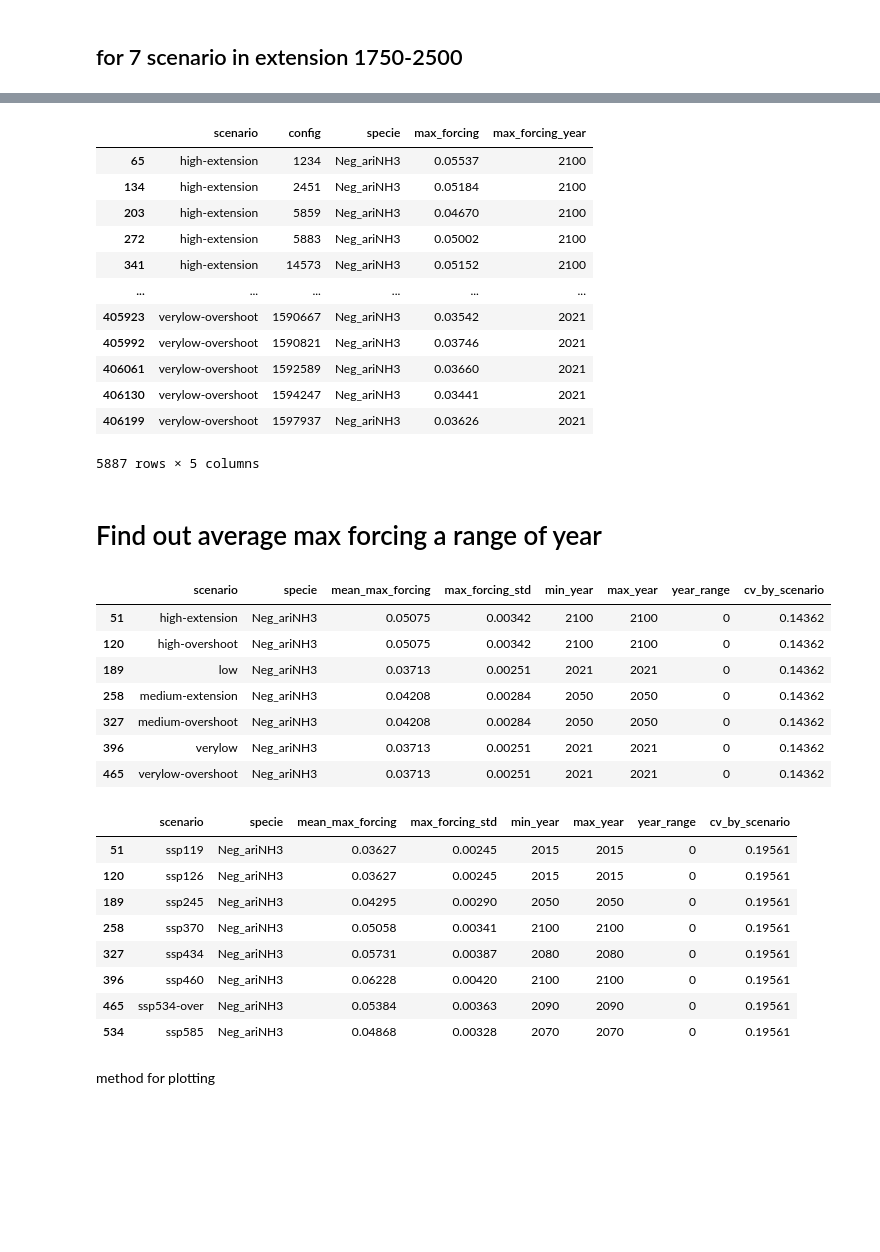
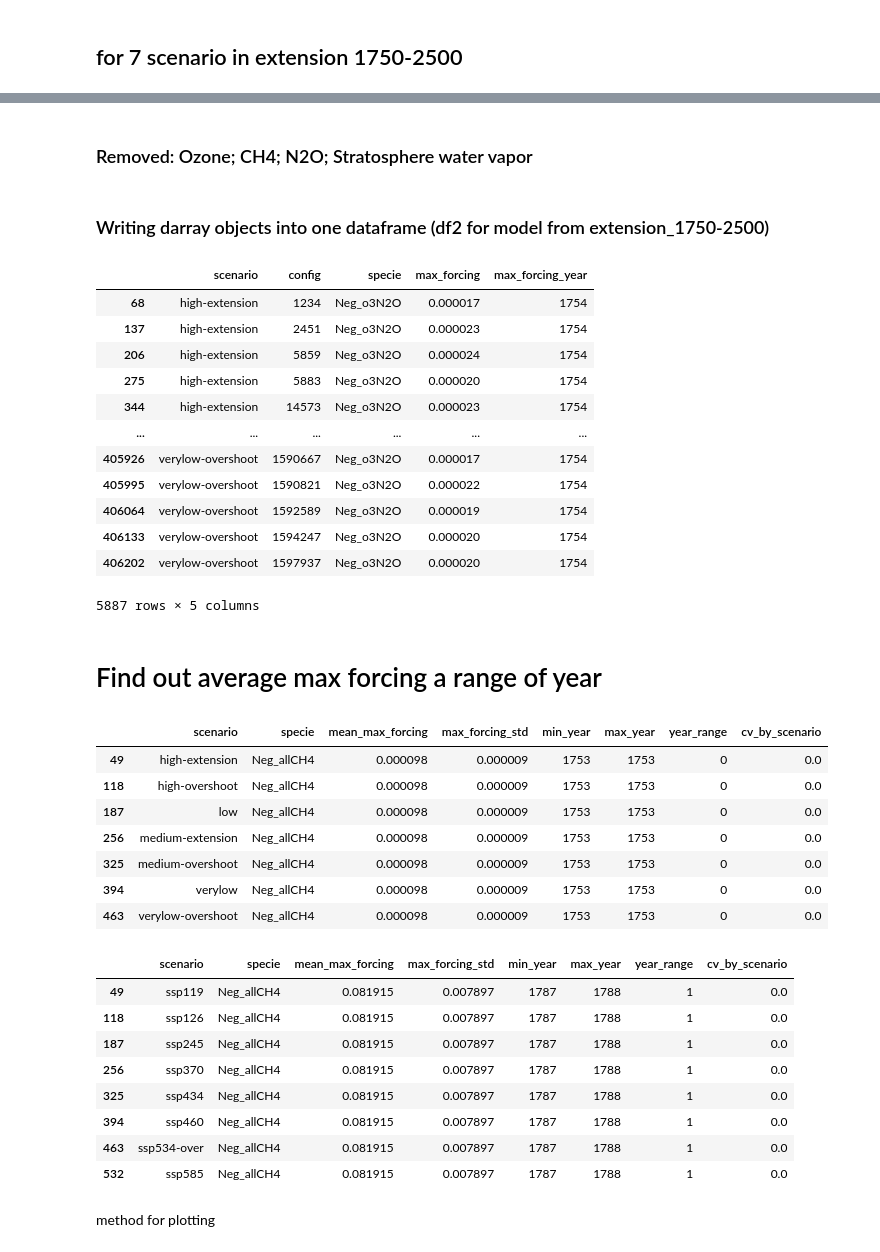
Before and after one commit to xuxingcheng/FAIR-emission-climate-model, a Jupyter notebook: Max Forcing Analysis.ipynb, the cells around one changed output, grey strips where cells are left out. Drawn from its saved outputs; the diff is of its cells as text; code cells hidden in the pictures; blank space fills up the shorter version.

```diff
--- a/Max Forcing Analysis.ipynb
+++ b/Max Forcing Analysis.ipynb
@@ -139,4 +141,12 @@ o3ariNOx = np.zeros((np.size(f.timepoints),np.size(scenarios_Rcimp),np.size(conf
 for i in range(np.size(configs)):
     o3ariNOx[:,:,i] = (df_configs["ozone_radiative_efficiency[NOx]"].iloc[i]+df_configs["erfari_radiative_efficiency[NOx]"].iloc[i])*(f.emissions.loc[dict(specie='NOx')][:,:,i]-f.emissions.loc[dict(specie='NOx')][0,:,i])
 # %%
-ariNH3
+species_df = pd.read_csv("examples/data/calibrated_constrained_ensemble/species_configs_properties_calibration1.4.1.csv")
+
+allCH4 = np.zeros((np.size(f.timebounds),np.size(scenarios_Rcimp),np.size(configs)))
+for i in range(np.size(configs)):
+    allCH4[:,:,i] = (df_configs["ozone_radiative_efficiency[CH4]"].iloc[i] + df_configs["erfari_radiative_efficiency[CH4]"].iloc[i] + species_df['h2o_stratospheric_factor'][3] * df_configs['forcing_scale[Stratospheric water vapour]'].iloc[i] )*(f.concentration.loc[dict(specie='CH4')][:,:,i]-f.concentration.loc[dict(specie='CH4')][0,:,i]) + f.forcing.loc[dict(specie='CH4')][:,:,i]
+
+o3N2O = np.zeros((np.size(f.timebounds),np.size(scenarios_Rcimp),np.size(configs)))
+for i in range(np.size(configs)):
+    o3N2O[:,:,i] = (df_configs["ozone_radiative_efficiency[N2O]"].iloc[i] + df_configs["erfari_radiative_efficiency[N2O]"].iloc[i])*(f.concentration.loc[dict(specie='N2O')][:,:,i]-f.concentration.loc[dict(specie='N2O')][0,:,i]) + f.forcing.loc[dict(specie='N2O')][:,:,i]
@@ -182,14 +176,17 @@ ariNH3_da = to_darray(ariNH3, 'ariNH3', f)
 o3VOC_da = to_darray(o3VOC, 'o3VOC', f)
 o3CO_da = to_darray(o3CO, 'o3CO', f)
 o3ariNOx_da = to_darray(o3ariNOx, 'o3ariNOx', f)
+allCH4_da = to_darray(allCH4, 'allCH4', f)
+o3N2O_da = to_darray(o3N2O, 'o3N2O', f)
 
 Neg_ariNH3_da = to_darray(-ariNH3, 'Neg_ariNH3', f)
 Neg_o3VOC_da = to_darray(-o3VOC, 'Neg_o3VOC', f)
 Neg_o3CO_da = to_darray(-o3CO, 'Neg_o3CO', f)
 Neg_o3ariNOx_da = to_darray(-o3ariNOx, 'Neg_o3ariNOx', f)
-
+Neg_allCH4_da = to_darray(-allCH4, 'Neg_allCH4', f)
+Neg_o3N2O_da = to_darray(-o3N2O, 'Neg_o3N2O', f)
 
 forcing_clone = f.forcing.copy()
-forcing_clone = xr.concat([forcing_clone, ariNH3_da, o3CO_da, o3VOC_da, o3ariNOx_da, Neg_ariNH3_da, Neg_o3CO_da, Neg_o3VOC_da, Neg_o3ariNOx_da], dim="specie")
+forcing_clone = xr.concat([forcing_clone, ariNH3_da, o3CO_da, o3VOC_da, o3ariNOx_da, Neg_ariNH3_da, Neg_o3CO_da, Neg_o3VOC_da, Neg_o3ariNOx_da, allCH4_da, o3N2O_da, Neg_allCH4_da, Neg_o3N2O_da], dim="specie")
 forcing_clone.specie
 # %% [output]
@@ -212,0 +213,3 @@ Coordinates:
+# %%
+to_remove = ['Ozone', 'CH4', 'N2O', 'Stratospheric water vapour']
+forcing_clone = forcing_clone.drop_sel(specie=to_remove)
@@ -295,0 +312,2 @@ Coordinates:
+# %% [markdown]
+### Removed: Ozone; CH4; N2O; Stratosphere water vapor
@@ -296,3 +317,5 @@ Coordinates:
+# %% [markdown]
+### Writing darray objects into one dataframe (df2 for model from extension_1750-2500)
 # %%
 max_forcing = forcing_clone_f2.max(dim='timebounds')
 idx = forcing_clone_f2.argmax(dim='timebounds')
@@ -310,20 +333,20 @@ df2.drop(columns=['timebounds'], inplace=True)
 df2.to_csv('examples/data/calibrated_constrained_ensemble/max_forcing_cali.csv',
           index=False)
 # %%
-df2[df2['specie'] == 'Neg_ariNH3']
+df2[df2['specie'] == 'Neg_o3N2O']
 # %% [output]
 |  | scenario | config | specie | max_forcing | max_forcing_year |
-| 65 | high-extension | 1234 | Neg_ariNH3 | 0.05537 | 2100 |
-| 134 | high-extension | 2451 | Neg_ariNH3 | 0.05184 | 2100 |
-| 203 | high-extension | 5859 | Neg_ariNH3 | 0.04670 | 2100 |
-| 272 | high-extension | 5883 | Neg_ariNH3 | 0.05002 | 2100 |
-| 341 | high-extension | 14573 | Neg_ariNH3 | 0.05152 | 2100 |
+| 68 | high-extension | 1234 | Neg_o3N2O | 0.000017 | 1754 |
+| 137 | high-extension | 2451 | Neg_o3N2O | 0.000023 | 1754 |
+| 206 | high-extension | 5859 | Neg_o3N2O | 0.000024 | 1754 |
+| 275 | high-extension | 5883 | Neg_o3N2O | 0.000020 | 1754 |
+| 344 | high-extension | 14573 | Neg_o3N2O | 0.000023 | 1754 |
 | ... | ... | ... | ... | ... | ... |
-| 405923 | verylow-overshoot | 1590667 | Neg_ariNH3 | 0.03542 | 2021 |
-| 405992 | verylow-overshoot | 1590821 | Neg_ariNH3 | 0.03746 | 2021 |
-| 406061 | verylow-overshoot | 1592589 | Neg_ariNH3 | 0.03660 | 2021 |
-| 406130 | verylow-overshoot | 1594247 | Neg_ariNH3 | 0.03441 | 2021 |
-| 406199 | verylow-overshoot | 1597937 | Neg_ariNH3 | 0.03626 | 2021 |
+| 405926 | verylow-overshoot | 1590667 | Neg_o3N2O | 0.000017 | 1754 |
+| 405995 | verylow-overshoot | 1590821 | Neg_o3N2O | 0.000022 | 1754 |
+| 406064 | verylow-overshoot | 1592589 | Neg_o3N2O | 0.000019 | 1754 |
+| 406133 | verylow-overshoot | 1594247 | Neg_o3N2O | 0.000020 | 1754 |
+| 406202 | verylow-overshoot | 1597937 | Neg_o3N2O | 0.000020 | 1754 |
 5887 rows × 5 columns
 # %% [markdown]
 # Find out average max forcing a range of year
@@ -346,28 +369,28 @@ def summarize_forcing(forcing_df):
 summary_rcimp = summarize_forcing(df1)
 summary_cali = summarize_forcing(df2)
 # %%
-summary_cali[summary_cali['specie'] == 'Neg_ariNH3']
+summary_cali[summary_cali['specie'] == 'Neg_allCH4']
 # %% [output]
 |  | scenario | specie | mean_max_forcing | max_forcing_std | min_year | max_year | year_range | cv_by_scenario |
-| 51 | high-extension | Neg_ariNH3 | 0.05075 | 0.00342 | 2100 | 2100 | 0 | 0.14362 |
-| 120 | high-overshoot | Neg_ariNH3 | 0.05075 | 0.00342 | 2100 | 2100 | 0 | 0.14362 |
-| 189 | low | Neg_ariNH3 | 0.03713 | 0.00251 | 2021 | 2021 | 0 | 0.14362 |
-| 258 | medium-extension | Neg_ariNH3 | 0.04208 | 0.00284 | 2050 | 2050 | 0 | 0.14362 |
-| 327 | medium-overshoot | Neg_ariNH3 | 0.04208 | 0.00284 | 2050 | 2050 | 0 | 0.14362 |
-| 396 | verylow | Neg_ariNH3 | 0.03713 | 0.00251 | 2021 | 2021 | 0 | 0.14362 |
-| 465 | verylow-overshoot | Neg_ariNH3 | 0.03713 | 0.00251 | 2021 | 2021 | 0 | 0.14362 |
+| 49 | high-extension | Neg_allCH4 | 0.000098 | 0.000009 | 1753 | 1753 | 0 | 0.0 |
+| 118 | high-overshoot | Neg_allCH4 | 0.000098 | 0.000009 | 1753 | 1753 | 0 | 0.0 |
+| 187 | low | Neg_allCH4 | 0.000098 | 0.000009 | 1753 | 1753 | 0 | 0.0 |
+| 256 | medium-extension | Neg_allCH4 | 0.000098 | 0.000009 | 1753 | 1753 | 0 | 0.0 |
+| 325 | medium-overshoot | Neg_allCH4 | 0.000098 | 0.000009 | 1753 | 1753 | 0 | 0.0 |
+| 394 | verylow | Neg_allCH4 | 0.000098 | 0.000009 | 1753 | 1753 | 0 | 0.0 |
+| 463 | verylow-overshoot | Neg_allCH4 | 0.000098 | 0.000009 | 1753 | 1753 | 0 | 0.0 |
 # %%
-summary_rcimp[summary_rcimp['specie'] == 'Neg_ariNH3']
+summary_rcimp[summary_rcimp['specie'] == 'Neg_allCH4']
 # %% [output]
 |  | scenario | specie | mean_max_forcing | max_forcing_std | min_year | max_year | year_range | cv_by_scenario |
-| 51 | ssp119 | Neg_ariNH3 | 0.03627 | 0.00245 | 2015 | 2015 | 0 | 0.19561 |
-| 120 | ssp126 | Neg_ariNH3 | 0.03627 | 0.00245 | 2015 | 2015 | 0 | 0.19561 |
-| 189 | ssp245 | Neg_ariNH3 | 0.04295 | 0.00290 | 2050 | 2050 | 0 | 0.19561 |
-| 258 | ssp370 | Neg_ariNH3 | 0.05058 | 0.00341 | 2100 | 2100 | 0 | 0.19561 |
-| 327 | ssp434 | Neg_ariNH3 | 0.05731 | 0.00387 | 2080 | 2080 | 0 | 0.19561 |
-| 396 | ssp460 | Neg_ariNH3 | 0.06228 | 0.00420 | 2100 | 2100 | 0 | 0.19561 |
-| 465 | ssp534-over | Neg_ariNH3 | 0.05384 | 0.00363 | 2090 | 2090 | 0 | 0.19561 |
-| 534 | ssp585 | Neg_ariNH3 | 0.04868 | 0.00328 | 2070 | 2070 | 0 | 0.19561 |
+| 49 | ssp119 | Neg_allCH4 | 0.081915 | 0.007897 | 1787 | 1788 | 1 | 0.0 |
+| 118 | ssp126 | Neg_allCH4 | 0.081915 | 0.007897 | 1787 | 1788 | 1 | 0.0 |
+| 187 | ssp245 | Neg_allCH4 | 0.081915 | 0.007897 | 1787 | 1788 | 1 | 0.0 |
+| 256 | ssp370 | Neg_allCH4 | 0.081915 | 0.007897 | 1787 | 1788 | 1 | 0.0 |
+| 325 | ssp434 | Neg_allCH4 | 0.081915 | 0.007897 | 1787 | 1788 | 1 | 0.0 |
+| 394 | ssp460 | Neg_allCH4 | 0.081915 | 0.007897 | 1787 | 1788 | 1 | 0.0 |
+| 463 | ssp534-over | Neg_allCH4 | 0.081915 | 0.007897 | 1787 | 1788 | 1 | 0.0 |
+| 532 | ssp585 | Neg_allCH4 | 0.081915 | 0.007897 | 1787 | 1788 | 1 | 0.0 |
 # %%
 summary_rcimp.to_csv('examples/data/calibrated_constrained_ensemble/max_forcing_summary_Rcimp.csv')
 summary_cali.to_csv('examples/data/calibrated_constrained_ensemble/max_forcing_summary_Cali.csv')
```
Also changed, not shown: parts of 16 cells of this notebook, 4 other files.
